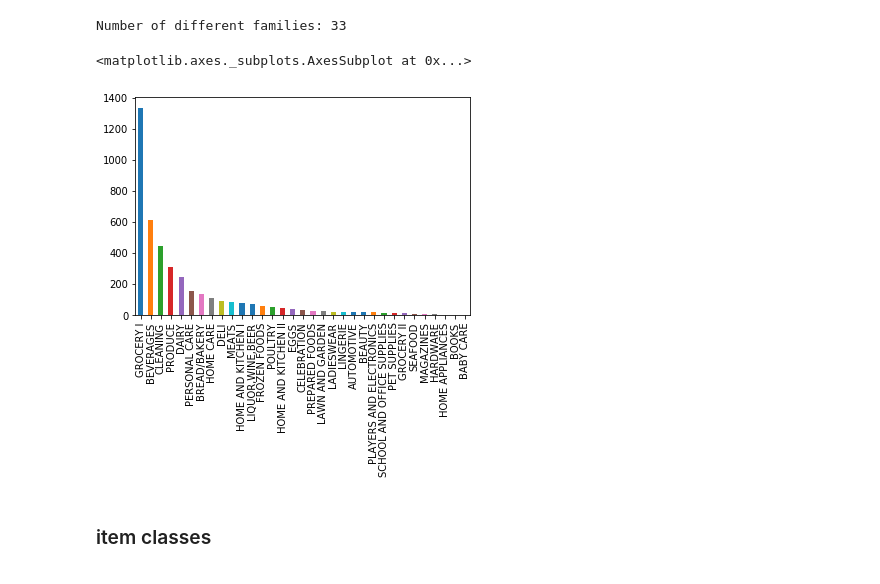
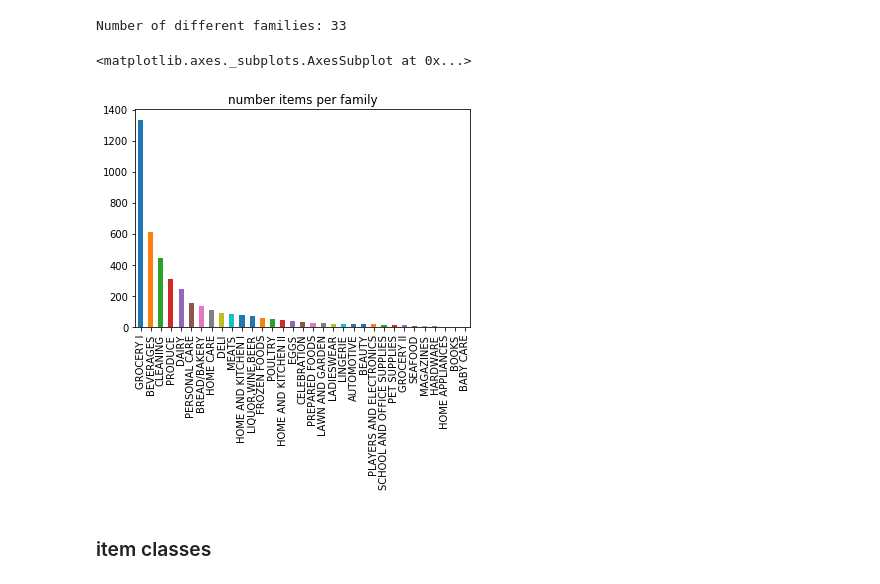
Before and after one commit to jandress94/grocery_sales, a Jupyter notebook: exploration/exploration.ipynb, the cells around one changed output. Cells and saved outputs as stored; diff of their text form; code cells hidden in the pictures.

```diff
--- a/exploration/exploration.ipynb
+++ b/exploration/exploration.ipynb
@@ -296,10 +295,10 @@ print("Number of different families: %d" % (item_df.family.nunique()))
 Number of different families: 33
 # %%
 # number of items which belong to each of the families
-item_df.family.value_counts().plot.bar()
+item_df.family.value_counts().plot.bar(title = "number items per family")
 # %% [output]
 <matplotlib.axes._subplots.AxesSubplot at 0x...>
-[figure, old version]
+[figure, new version]
 # %% [markdown]
 ### item classes
 # %%
```
Also changed, not shown: parts of 38 cells of this notebook.
